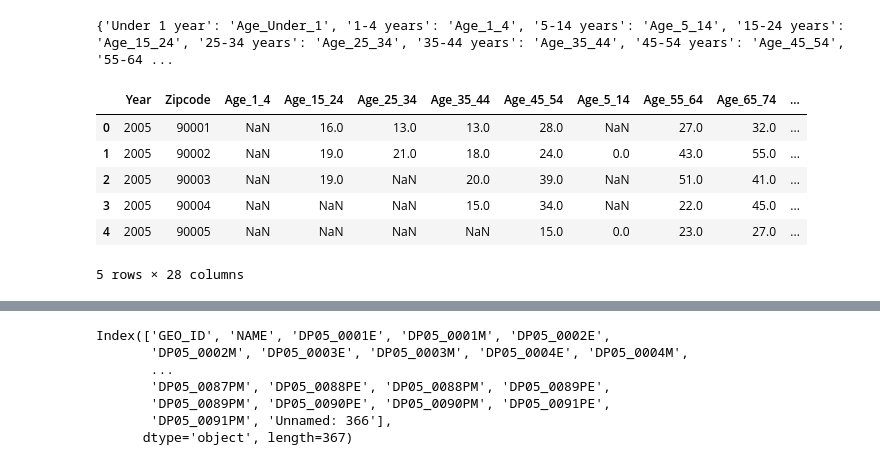
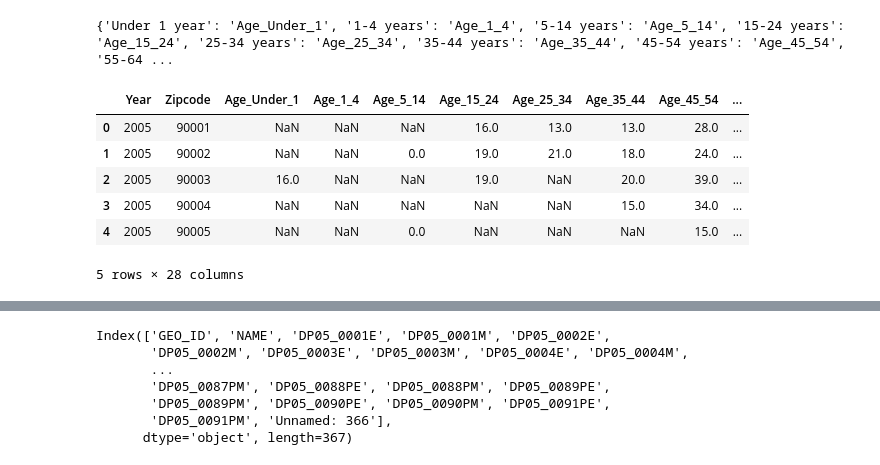
Before and after one commit to weikaylee/surf24_draft, a Jupyter notebook: analysis/scripts/mortality_health_data.ipynb, the cells around one changed output, grey strips where cells are left out. Saved outputs shown, nothing was run; the diff lists cells and outputs as text; code cells hidden in the pictures.

```diff
--- a/analysis/scripts/mortality_health_data.ipynb
+++ b/analysis/scripts/mortality_health_data.ipynb
@@ -124,13 +121,18 @@ for data in mortality_data:
 
     # concat to final df
     counts_df = pd.concat([counts_df, joined], ignore_index=True)
-# %%
-counts_df.head()
-# %% [output]
-|  | Year | Zipcode | Age_1_4 | Age_15_24 | Age_25_34 | Age_35_44 | Age_45_54 | Age_5_14 | Age_55_64 | Age_65_74 | ... |
-| 0 | 2005 | 90001 | NaN | 16.0 | 13.0 | 13.0 | 28.0 | NaN | 27.0 | 32.0 | ... |
-| 1 | 2005 | 90002 | NaN | 19.0 | 21.0 | 18.0 | 24.0 | 0.0 | 43.0 | 55.0 | ... |
-| 2 | 2005 | 90003 | NaN | 19.0 | NaN | 20.0 | 39.0 | NaN | 51.0 | 41.0 | ... |
-| 3 | 2005 | 90004 | NaN | NaN | NaN | 15.0 | 34.0 | NaN | 22.0 | 45.0 | ... |
-| 4 | 2005 | 90005 | NaN | NaN | NaN | NaN | 15.0 | 0.0 | 23.0 | 27.0 | ... |
-5 rows × 28 columns
+# %%
+# reorder age columns
+counts_grouped = pd.DataFrame(counts_df)
+counts_grouped.insert(2, "Age_Under_1", counts_grouped.pop("Age_Under_1"))
+counts_grouped.insert(4, "Age_5_14", counts_grouped.pop("Age_5_14"))
+
+counts_grouped.head()
+# %% [output]
+|  | Year | Zipcode | Age_Under_1 | Age_1_4 | Age_5_14 | Age_15_24 | Age_25_34 | Age_35_44 | Age_45_54 | ... |
+| 0 | 2005 | 90001 | NaN | NaN | NaN | 16.0 | 13.0 | 13.0 | 28.0 | ... |
+| 1 | 2005 | 90002 | NaN | NaN | 0.0 | 19.0 | 21.0 | 18.0 | 24.0 | ... |
+| 2 | 2005 | 90003 | 16.0 | NaN | NaN | 19.0 | NaN | 20.0 | 39.0 | ... |
+| 3 | 2005 | 90004 | NaN | NaN | NaN | NaN | NaN | 15.0 | 34.0 | ... |
+| 4 | 2005 | 90005 | NaN | NaN | 0.0 | NaN | NaN | NaN | 15.0 | ... |
+5 rows × 28 columns
```
Also changed, not shown: parts of 7 cells of this notebook.
